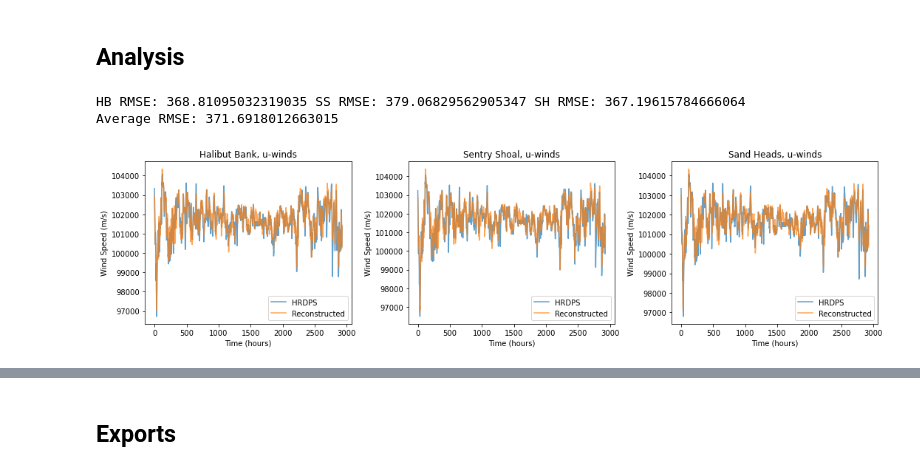
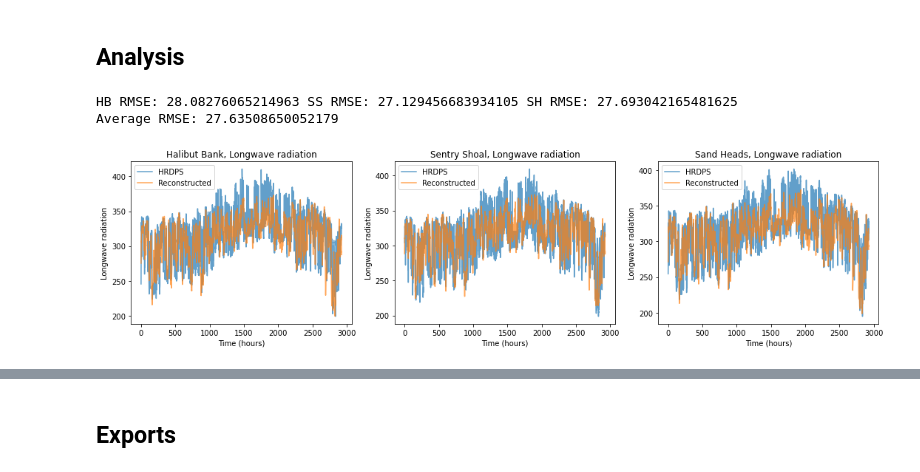
Before and after one commit to UBC-MOAD/analysis-armaan, a Jupyter notebook: notebooks/generalPredictions4.ipynb, the cells around one changed output, grey strips where cells are left out. Cells and saved outputs as stored; diff of their text form; code cells hidden in the pictures.

```diff
--- a/notebooks/generalPredictions4.ipynb
+++ b/notebooks/generalPredictions4.ipynb
@@ -378,11 +415,22 @@ glob.glob('/ocean/arandhawa/MOAD/analysis-armaan/notebooks/recon08_*.csv')
  '/ocean/arandhawa/MOAD/analysis-armaan/notebooks/recon08_precip.csv',
  '/ocean/arandhawa/MOAD/analysis-armaan/notebooks/recon08_therm_rad.csv',
  '/ocean/arandhawa/MOAD/analysis-armaan/notebooks/recon08_solar.csv']
+# %%
+variables = [['tair', 'tas', 'Near-Surface Air Temperature'],
+             ['precip', 'pr', 'Precipitation'],
+             ['atmpres', 'psl', 'Sea Level Pressure'],
+             ['qair', 'huss', 'Near Surface Specific Humidity'],
+             ['solar', 'rsds', 'Shortwave radiation'],
+             ['therm_rad', 'rlds', 'Longwave radiation'],
+             ['u_wind', 'uas', 'u-winds'],
+             ['v_wind', 'vas', 'vas']]
 # %%
 ##import results of previous runs
-df = pd.read_csv('/ocean/arandhawa/MOAD/analysis-armaan/notebooks/recon08_atmpres.csv')
+var = variables[5]
+df = pd.read_csv('/ocean/arandhawa/MOAD/analysis-armaan/notebooks/recon08_' + var[0] + '.csv')
+name = var[2]
 
-HB = np.array( df['HB_hr'])
+HB = np.array(df['HB_hr'])
 SS = np.array(df['SS_hr'])
 SH = np.array(df['SH_hr'])
 HB_rec = np.array(df['HB_recon'])
@@ -393,39 +441,39 @@ SH_rec = np.array(df['SH_recon'])
 # %%
 fig, ax = plt.subplots(1, 3, figsize=(15, 4))
 alpha_val = 0.7
 
 ax[0].plot(HB, label = "HRDPS", alpha = alpha_val)
 ax[0].plot(HB_rec, label = "Reconstructed", alpha = alpha_val)
-ax[0].set_title("Halibut Bank, u-winds")
+ax[0].set_title("Halibut Bank, " + name)
 ax[0].set_xlabel("Time (hours)")
-ax[0].set_ylabel("Wind Speed (m/s)")
+ax[0].set_ylabel(name)
 ax[0].legend()
 
 ax[1].plot(SS, label = "HRDPS", alpha = alpha_val)
 ax[1].plot(SS_rec, label = "Reconstructed", alpha = alpha_val)
-ax[1].set_title("Sentry Shoal, u-winds")
+ax[1].set_title("Sentry Shoal, " + name)
 ax[1].set_xlabel("Time (hours)")
-ax[1].set_ylabel("Wind Speed (m/s)")
+ax[1].set_ylabel(name)
 ax[1].legend()
 
 ax[2].plot(SH, label = "HRDPS", alpha = alpha_val)
 ax[2].plot(SH_rec, label = "Reconstructed", alpha = alpha_val)
-ax[2].set_title("Sand Heads, u-winds")
+ax[2].set_title("Sand Heads, " + name)
 ax[2].set_xlabel("Time (hours)")
-ax[2].set_ylabel("Wind Speed (m/s)")
+ax[2].set_ylabel(name)
 ax[2].legend()
 print("HB RMSE:", np.sqrt( mean_squared_error(HB, HB_rec)),
                             "SS RMSE:", np.sqrt( mean_squared_error(SS, SS_rec)),
                                                   "SH RMSE:", np.sqrt( mean_squared_error(SH, SH_rec)))
 
 avg_rmse = np.sqrt( mean_squared_error(HB, HB_rec)) + np.sqrt( mean_squared_error(SS, SS_rec)) + np.sqrt( mean_squared_error(SH, SH_rec))
 avg_rmse = avg_rmse/3
 print("Average RMSE:", avg_rmse)
 plt.tight_layout()
 # %% [output]
-HB RMSE: 368.81095032319035 SS RMSE: 379.06829562905347 SH RMSE: 367.19615784666064
-Average RMSE: 371.6918012663015
+HB RMSE: 28.08276065214963 SS RMSE: 27.129456683934105 SH RMSE: 27.693042165481625
+Average RMSE: 27.63508650052179
-[figure, old version]
+[figure, new version]
 # %%
 min = np.min([np.min(HB), np.min(SH), np.min(SS)])
 max = np.max([np.max(HB), np.max(SH), np.max(SS)])
```
Also changed, not shown: parts of 28 cells of this notebook, 13 other files.
